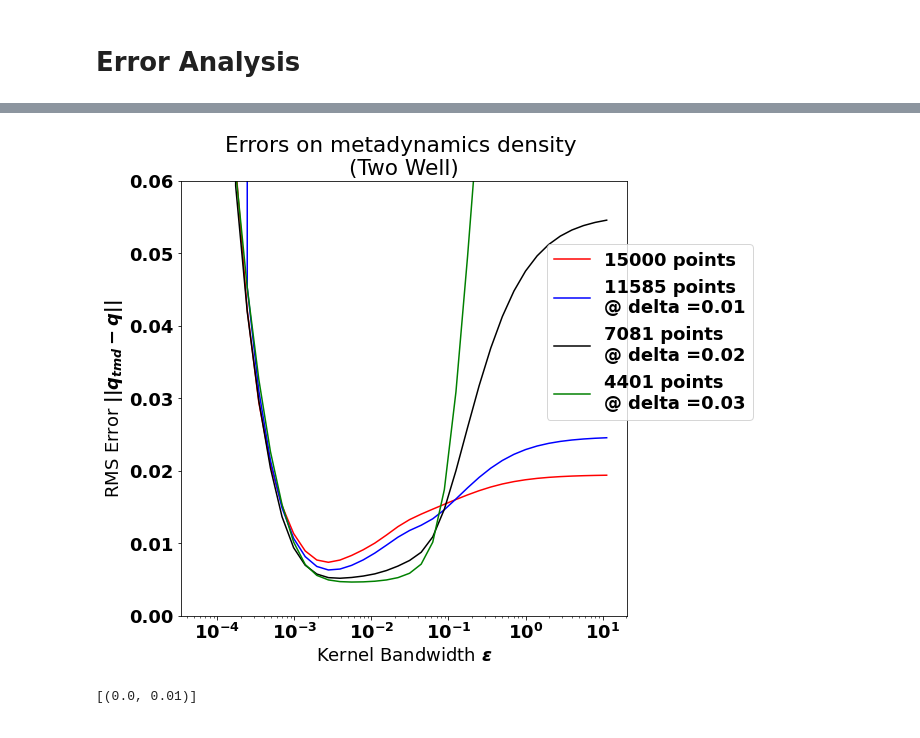
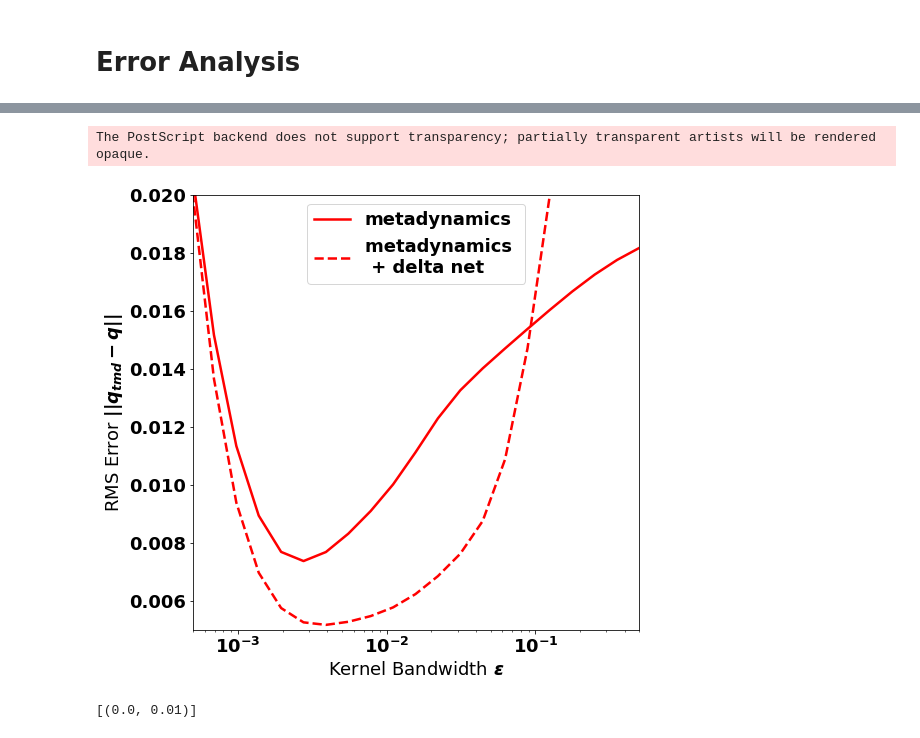
Before and after one commit to ShashankSule/TMDmaps, a Jupyter notebook: Twowell/Error_analysis_twowell.ipynb, the cells around one changed output, grey strips where cells are left out. Cells and saved outputs as stored; diff of their text form; code cells hidden in the pictures.

Commit message:
poster files

```diff
--- a/Twowell/Error_analysis_twowell.ipynb
+++ b/Twowell/Error_analysis_twowell.ipynb
@@ -135,60 +177,73 @@ FileNotFoundError: [Errno 2] No such file or directory: '/Users/shashanksule/Doc
 #     ax2.plot(eps_vals[1:], err_FEM_TMD[1:, i,-1,-1],
 #              # marker = 'o',
 #              color = color,
 #              # lw = 2.5,
 #              label = str(round(N_gibbs[1,i,-1,-1])) + " Gibbs Points")
 #     # ax2.axvline(x = eps_vals[np.argmax(k_gibbs[:,i,-1,-1])], linestyle = '--', lw = 2.5, alpha = 0.5, color = color)
 #     k = k_gibbs[:,i,-1,-1]
 #     n = len(k[(k/max(k)) >= 0.9])
 #     # ax2.axvline(x = eps_vals[np.argmax(k_gibbs[:,i,-1,-1])], lw = n*10, color = color, alpha=0.1)
 #   else:
 #     color = next(colors_FEM)
 #     ax2.plot(eps_vals[1:], err_FEM_TMD[1:, i,-1,-1],
 #              # marker = 'o',
 #              color = color,
 #              # lw = 2.5,
 #              label = str(round(N_gibbs[1,i,-1,-1])) + " Gibbs points @ delta =" + str(round(delta_vals[i],2)))
 #     # ax2.axvline(x = eps_vals[np.argmax(k_gibbs[:,i,-1,-1])], linestyle = '--', lw = 2.5, alpha = 0.5, color = color)
 #     k = k_gibbs[:,i,-1,-1]
 #     n = len(k[(k/max(k)) >= 0.9])
 #     # ax2.axvline(x = eps_vals[np.argmax(k_gibbs[:,i,-1,-1])], lw = n*10, color = color, alpha=0.1)
 # ax2.legend(bbox_to_anchor=(0.50, 0.18))
 # ax2.set(ylim = (0.0,0.06), title = "Errors on Gibbs Density", ylabel = "RMS Error", xlabel = "Kernel Bandwidth");
 
 # plot dependence on delta net for metadynamics data
 # colors_FEM = iter(plt.cm.jet(np.linspace(0,1,num_delta)))
 fig, ax3 = plt.subplots(figsize = (8,8))
 colors_FEM = iter(["Red", "Blue", "Black", "Green", "Purple"])
 ax3.set(xscale = "log")
-for i in range(4):
-  if i == 0:
-    color = next(colors_FEM)
-    ax3.plot(eps_vals[1:], err_metad_long_FEM_TMD[1:, i,-1,-1],
-             # marker = 'o',
-             color = color,
-             # lw = 2.5,
-             label = str(round(N_metad[1,i,-1,-1])) + " points")
-    # ax3.axvline(x = eps_vals[np.argmax(k_metad[:,0,-1,-1])], linestyle = '-.', lw = 2.5, alpha=0.5, color = color)
-    k = k_metad[:,i,-1,-1]
-    n = len(k[(k/max(k)) >= 0.9])
-    # ax3.axvline(x = eps_vals[np.argmax(k_metad[:,i,-1,-1])], lw = n*10, color = color, alpha=0.1)
-  else:
-    color = next(colors_FEM)
-    ax3.plot(eps_vals[1:], err_metad_long_FEM_TMD[1:, i,-1,-1],
-             # marker = 'o',
-             color = color,
-             # lw = 2.5,
-             label = str(round(N_metad[1,i,-1,-1])) + " points \n@ delta =" + str(round(delta_vals[i],2)))
-    # ax3.axvline(x = eps_vals[np.argmax(k_metad[:,i,-1,-1])], linestyle = '--', alpha = 0.5, lw = 2.5, color = color)
-    k = k_metad[:,i,-1,-1]
-    n = len(k[(k/max(k)) >= 0.9])
-    # ax3.axvline(x = eps_vals[np.argmax(k_metad[:,i,-1,-1])], lw = n*10, color = color, alpha=0.1)
-ax3.legend(bbox_to_anchor=(0.80, 0.43))
-# ax3.legend(loc='best')
-ax3.set(ylim = (0.0,0.06), title = "Errors on metadynamics density \n(Two Well)", ylabel = "RMS Error $||q_{tmd} - q||$",
+for i in range(2):
+      i=2*i
+      if i == 0:
+        color = next(colors_FEM)
+        ax3.plot(eps_vals[1:], err_metad_long_FEM_TMD[1:, i,-1,-1],
+                 # marker = 'o',
+                 color = color,
+                 lw = 2.5,
+                 # label = str(round(N_metad[1,i,-1,-1])) + " points"
+                 label = "metadynamics")
+        # ax3.axvline(x = eps_vals[np.argmax(k_metad[:,0,-1,-1])], linestyle = '-.', lw = 2.5, alpha=0.5, color = color)
+        k = k_metad[:,i,-1,-1]
+        n = len(k[(k/max(k)) >= 0.9])
+        # ax3.axvline(x = eps_vals[np.argmax(k_metad[:,i,-1,-1])], lw = n*10, color = color, alpha=0.1)
+      else:
+        color = next(colors_FEM)
+        ax3.plot(eps_vals[1:], err_metad_long_FEM_TMD[1:, i,-1,-1],
+                 # marker = 'o',
+                 color = 'red',
+                 linestyle = 'dashed',
+                 lw = 2.5,
+                 # label = str(round(N_metad[1,i,-1,-1])) + " points \n@ delta =" + str(round(delta_vals[i],2))
+                 label = "metadynamics \n + delta net")
+        # ax3.axvline(x = eps_vals[np.argmax(k_metad[:,i,-1,-1])], linestyle = '--', alpha = 0.5, lw = 2.5, color = color)
+        k = k_metad[:,i,-1,-1]
+        n = len(k[(k/max(k)) >= 0.9])
+        # ax3.axvline(x = eps_vals[np.argmax(k_metad[:,i,-1,-1])], lw = n*10, color = color, alpha=0.1)
+# ax3.legend(bbox_to_anchor=(0.80, 0.43))
+ax3.legend(loc='best')
+# ax3.set(ylim = (0.0,0.06), title = "Errors on metadynamics density \n(Two Well)", ylabel = "RMS Error $||q_{tmd} - q||$",
+#        xlabel = "Kernel Bandwidth $\epsilon$");
+
+ax3.set(ylim = (0.005,0.02),
+        xlim = (0.5*1e-3, 5*1e-1),
+        # title = "Errors on metadynamics density \n(Two Well)",
+        # title = "Improve accuracy and stability!"
+        ylabel = "RMS Error $||q_{tmd} - q||$",
         xlabel = "Kernel Bandwidth $\epsilon$");
+plt.savefig("fig3_poster.eps", bbox_inches="tight")
 # %% [output]
+The PostScript backend does not support transparency; partially transparent artists will be rendered opaque.
-[figure, old version]
+[figure, new version]
 # %%
 # # plot dependence on delta net for gibbs data
 # colors_FEM = iter(plt.cm.viridis(np.linspace(0,1,num_delta)))
```
Also changed, not shown: parts of 4 cells of this notebook, 8 other files.
